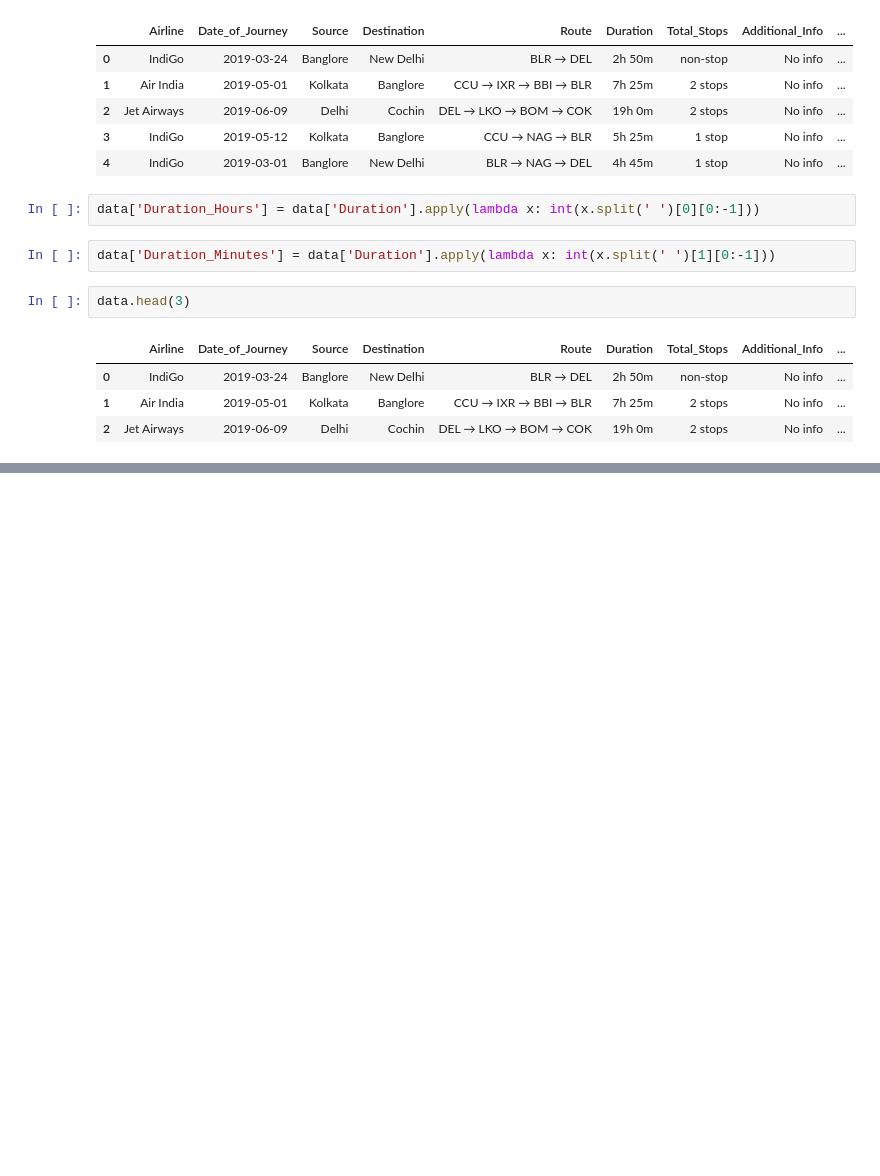
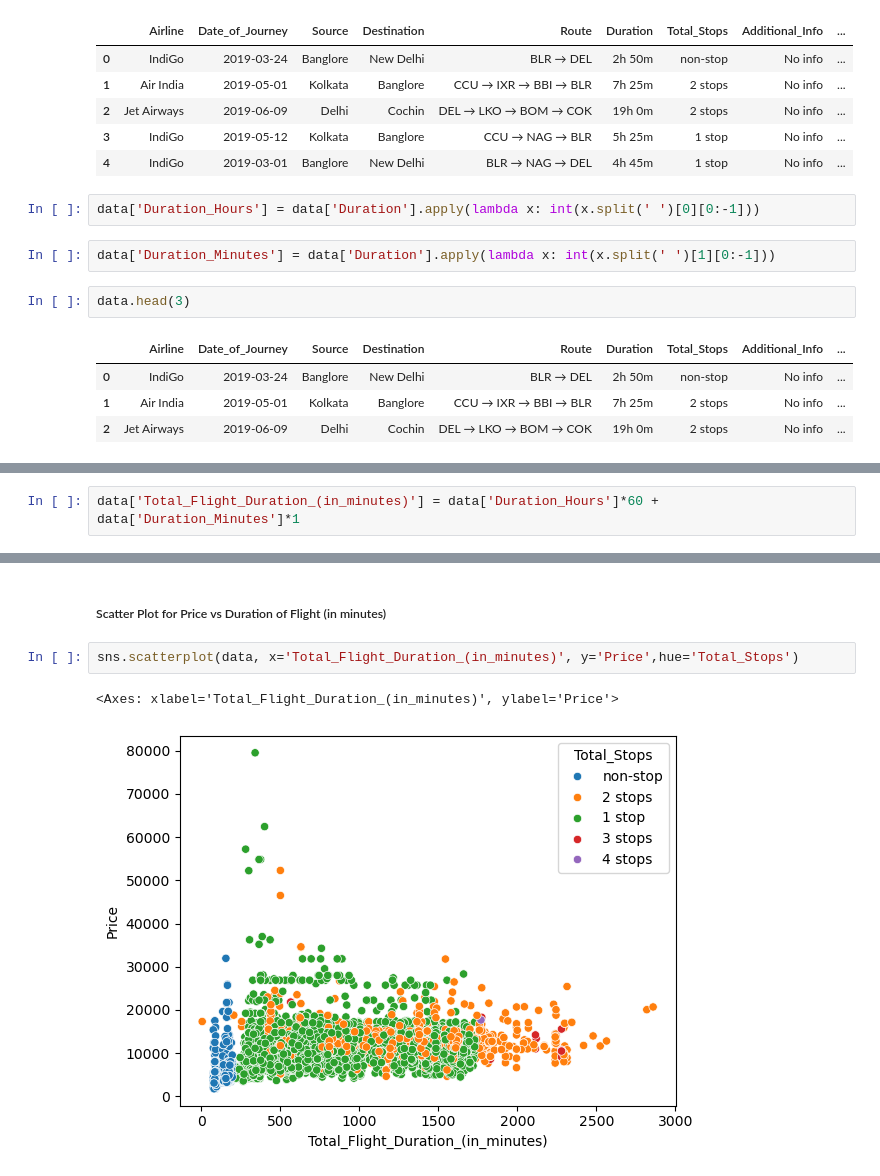
Before and after one commit to vanitiwari/Flight_Price_Prediction, a Jupyter notebook: Flight price prediction model.ipynb, the cells around one changed output, grey strips where cells are left out. Cells and saved outputs as stored; diff of their text form; blank space fills up the shorter version.

Commit message:
Cleaned data, performed analysis, and applied one-hot encoding to 'Source' column

```diff
--- a/Flight price prediction model.ipynb
+++ b/Flight price prediction model.ipynb
@@ -403,0 +423,2 @@ data.head(3)
+# %%
+data['Total_Flight_Duration_(in_minutes)'] = data['Duration_Hours']*60 + data['Duration_Minutes']*1
@@ -403,0 +441,7 @@ data.head(3)
+# %% [markdown]
+##### Scatter Plot for Price vs Duration of Flight (in minutes) #####
+# %%
+sns.scatterplot(data, x='Total_Flight_Duration_(in_minutes)', y='Price',hue='Total_Stops')
+# %% [output]
+<Axes: xlabel='Total_Flight_Duration_(in_minutes)', ylabel='Price'>
+[figure, added]
```
Also changed, not shown: parts of 32 cells of this notebook.
